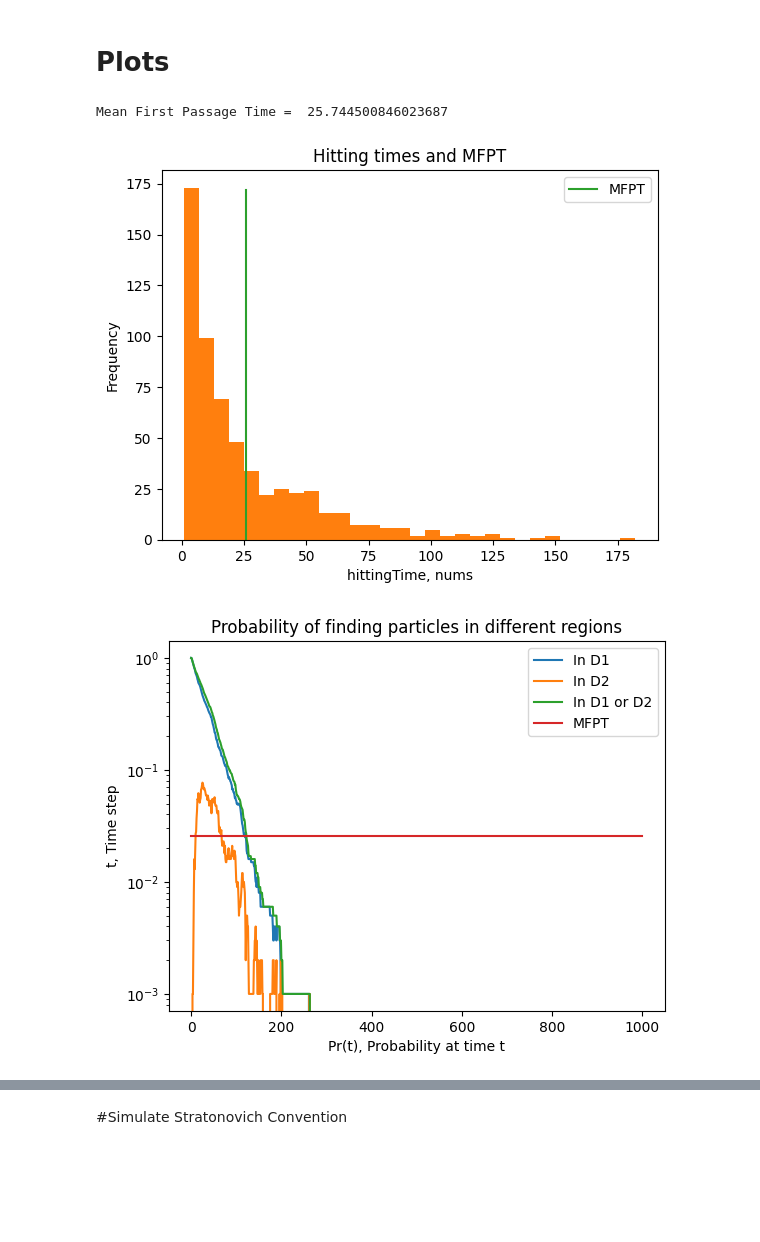
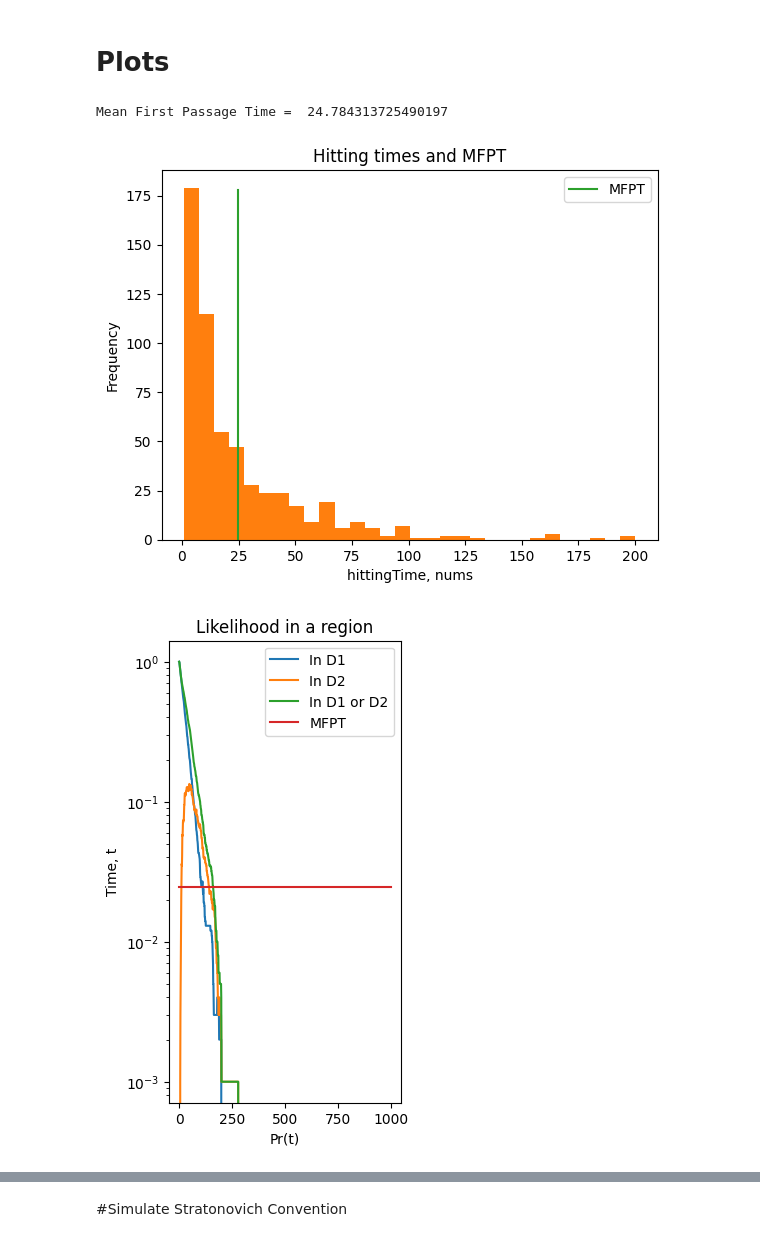
Before and after one commit to shreeganeshasharma/ParticleSimulations, a Jupyter notebook: 2DWithoutPores.ipynb, the cells around one changed output, grey strips where cells are left out. Saved outputs shown, nothing was run; the diff lists cells and outputs as text; code cells hidden in the pictures; blank space fills up the shorter version.

Commit message:
Corrected graphs - for presentation

```diff
--- a/2DWithoutPores.ipynb
+++ b/2DWithoutPores.ipynb
@@ -109,7 +115,7 @@ for i in range(nump):
       X[:, j] = X[:, j - 1] + dX2
 
     #Particle is reflected by the outer ball when its next step crosses the bound R2
-    elif R1 < np.linalg.norm(X[:, j - 1]) <= R2 and np.linalg.norm(X[:, j - 1] + dX2) > R2:
+    elif R1 < np.linalg.norm(X[:, j - 1]) < R2 and np.linalg.norm(X[:, j - 1] + dX2) > R2:
       #Find the point of reflection
       lamb = ( -np.dot(X[:, j - 1], dX2) + np.sqrt(np.dot(X[:, j - 1], dX2)**2 - (np.linalg.norm(dX2)**2)*(np.linalg.norm(X[:, j - 1])**2 - R2**2)) )/(np.linalg.norm(dX2)**2)
       r0 = X[:, j - 1] + lamb*dX2
@@ -142,5 +190,5 @@ plt.legend()
 plt.savefig(f'/content/drive/MyDrive/Images/2D/WithoutPores/Hist_Ito_{nump}_{nums}_{D1}_{D2}.png')
 plt.show()
 # %% [output]
-Mean First Passage Time =  25.744500846023687
+Mean First Passage Time =  24.784313725490197
-[figure, old version]
+[figure, new version]
@@ -147,34 +205,27 @@ Mean First Passage Time =  25.744500846023687
 # %%
-#Probability of finding a particle in medium1 or medium2 or hiting the target
-count1 = np.zeros(nums)
-count2 = np.zeros(nums)
-count3 = np.zeros(nums)
-for t in range(nums):
-  for p in range(nump):
-    count3[t] += np.count_nonzero((0 < np.linalg.norm(Y[:, t, p])) & (np.linalg.norm(Y[:, t, p]) < R))
-    count1[t] += np.count_nonzero((R < np.linalg.norm(Y[:, t, p])) & (np.linalg.norm(Y[:, t, p]) < R1))
-    count2[t] += np.count_nonzero((R1 < np.linalg.norm(Y[:, t, p])) & (np.linalg.norm(Y[:, t, p]) < R2))
 xticks = np.linspace(1/nums, 1, nums)
 yticks = np.linspace(1/nums, 1, nums)
+plt.figure(figsize = (3, 6))
 plt.yscale("log")
 plt.plot(count1/nump)
 plt.plot(count2/nump)
 plt.plot((count1 + count2)/nump)
 plt.plot(np.tile(MFPT/nums, nums))
 #plt.plot(count3/nump)
 plt.legend(["In D1", "In D2", "In D1 or D2", "MFPT", "Hit target"])
-plt.ylabel("t, Time step")
-plt.xlabel("Pr(t), Probability at time t")
-plt.title("Probability of finding particles in different regions")
+plt.ylabel("Time, t")
+plt.xlabel("Pr(t)")
+plt.title("Likelihood in a region")
+
 plt.savefig(f'/content/drive/MyDrive/Images/2D/WithoutPores/Prob_Ito_{nump}_{nums}_{D1}_{D2}.png')
 plt.show()
 
 #At dt = 0.001 and nums = 1000, nump = 5000,
 #Half the number of particles are still in D1 at the end of simulation.
 #Increase dt to 0.01
 #Gaphs look similar
 # %% [output]
-[figure, old version]
+[figure, new version]
 # %%
 #Plot heatmap of particles over time and space
 
```
Also changed, not shown: parts of 101 cells of this notebook.
